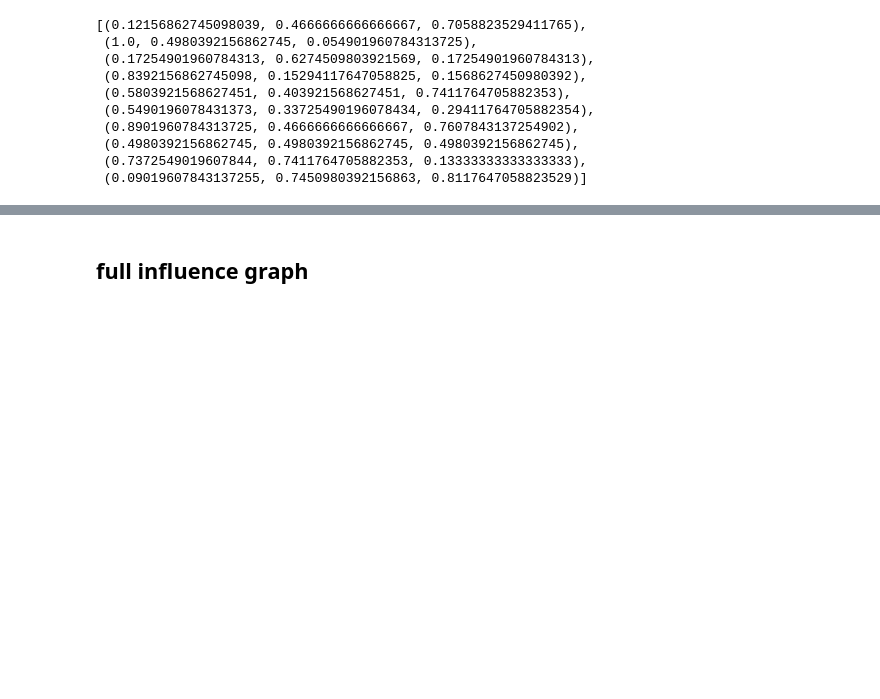
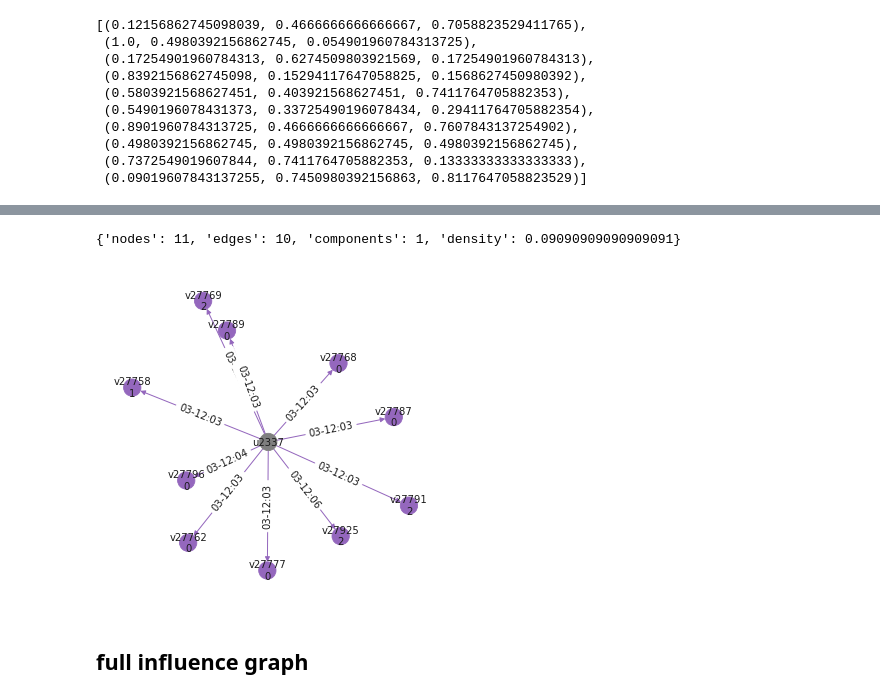
Before and after one commit to ruiliu310/dartpost-research, a Jupyter notebook: influence_graph.ipynb, the cells around one changed output, grey strips where cells are left out. Saved outputs shown, nothing was run; the diff lists cells and outputs as text; code cells hidden in the pictures; blank space fills up the shorter version.

```diff
--- a/influence_graph.ipynb
+++ b/influence_graph.ipynb
@@ -78,3 +74,6 @@ df_likes.head()
+# %%
+df_annot_comts = pd.read_csv("./DSock/comments_anno_labels.csv")
+df_comts = df_comts.merge(df_annot_comts[["comment_id", "majority_topic_label", "majority_sent_label"]], left_on="id", right_on="comment_id")
 # %% [markdown]
 ### create influence graph
 # %%
@@ -88,24 +87,26 @@ for u, uname, obsr, sock in df_users[["id", "username", "isObserver", "isPuppet"
     else:
         G.nodes[f"u{u}"]["color"] = "part"
 
-for p, u, t, polar, score, topic in df_posts[["PostID", "AuthorId", "createdAt", "labels", "scores", "topic_label"]].values:
+for p, u, t, polar, score, topic in df_posts[["PostID", "AuthorId", "createdAt", "majority_sent_label", "scores", "majority_topic_label"]].values:
     if f"u{u}" in G.nodes:
         G.add_node(f"p{p}", id=p, kind="post", time=t, user=u, polar=polar, score=score, topic=topic)
 
-for c, u, t, polar, score, topic in df_comts[["id", "CommenterId", "createdAt", "labels", "scores", "topic_label"]].values:
-    if f"u{u}" in G.nodes:
-        G.add_node(f"p{c}", id=c, kind="comt", time=t, user=u, polar=polar, score=score, topic=topic)
+for c, u, p, t, polar, score, topic in df_comts[["id", "CommenterId", "PostId", "createdAt", "majority_sent_label", "scores", "majority_topic_label"]].values:
+    if f"u{u}" in G.nodes and f"p{p}" in G.nodes:
+        G.add_node(f"c{c}", id=c, kind="comt", time=t, user=u, polar=polar, score=score, topic=topic)
+        G.add_edge(f"c{c}", f"p{p}", kind="known", time=t, weight=1)
+        G.add_edge(f"p{p}", f"c{c}", kind="known", time=t, weight=1)
 
 for l, u, p, t in df_likes[["id", "UserId", "PostId", "createdAt"]].values:
     if f"u{u}" in G.nodes and f"p{p}" in G.nodes:
         G.add_node(f"l{l}", user=f"u{u}", post=f"p{p}", time=t, id=l, kind="like",
                    topic=G.nodes[f"p{p}"]["topic"], polar=G.nodes[f"p{p}"]["polar"], score=1)
-        G.add_edge(f"l{l}", f"u{u}", time=t, weight=1, kind="infer")
-        G.add_edge(f"p{p}", f"l{l}", time=t, weight=1, kind="known")
+        G.add_edge(f"u{u}", f"l{l}", time=t, weight=1, kind="infer")
+        G.add_edge(f"l{l}", f"p{p}", time=t, weight=1, kind="known")
 
 for u, p, t, v in df_views[["UserId", "PostId", "createdAt", "id"]].values:
     if f"u{u}" in G.nodes and f"p{p}" in G.nodes:
         G.add_node(f"v{v}", user=f"u{u}", post=f"p{p}", time=t, id=v, kind="view",
                    topic=G.nodes[f"p{p}"]["topic"], polar=G.nodes[f"p{p}"]["polar"], score=1)
-        G.add_edge(f"v{v}", f"u{u}", time=t, weight=1, kind="infer")
-        G.add_edge(f"p{p}", f"v{v}", time=t, weight=1, kind="known")
+        G.add_edge(f"u{u}", f"v{v}", time=t, weight=1, kind="infer")
+        G.add_edge(f"v{v}", f"p{p}", time=t, weight=1, kind="known")
@@ -122,7 +121,7 @@ for p in tqdm(G):
         u = f"u{G.nodes[p]['user']}"
         for v in user_view[u]:
             if G.nodes[v]["time"] <= G.nodes[p]["time"]:
-                G.add_edge(v, p, time=G.nodes[v]["time"], weight=1, kind="infer")
+                G.add_edge(p, v, time=G.nodes[v]["time"], weight=1, kind="infer")
 # %% [markdown]
 ## On average, one user will read the same post almost 10 times!
 # %%
@@ -162,7 +161,7 @@ color_map = {
     "like": 1,
 
     "known": 4,
-    "infer": 6,
+    "infer": 4,
 
     "part": 2,
     "sock": 3,
@@ -226,3 +219,13 @@ print(user_timeline)
+# %%
+node_name = "u2337"
+topic = 7
+
+node_list = [e[1] for e in G.out_edges(node_name) if G.nodes[e[1]]["topic"] == topic][:10] + [node_name]
+subG = nx.subgraph(G, node_list)
+draw_graph(subG, edge_label=True, node_label=True, figsize=(6, 6))
+# %% [output]
+{'nodes': 11, 'edges': 10, 'components': 1, 'density': 0.09090909090909091}
+[figure, added]
 # %% [markdown]
 ## full influence graph
 # %%
```
Also changed, not shown: parts of 29 cells of this notebook, 2 other files.
